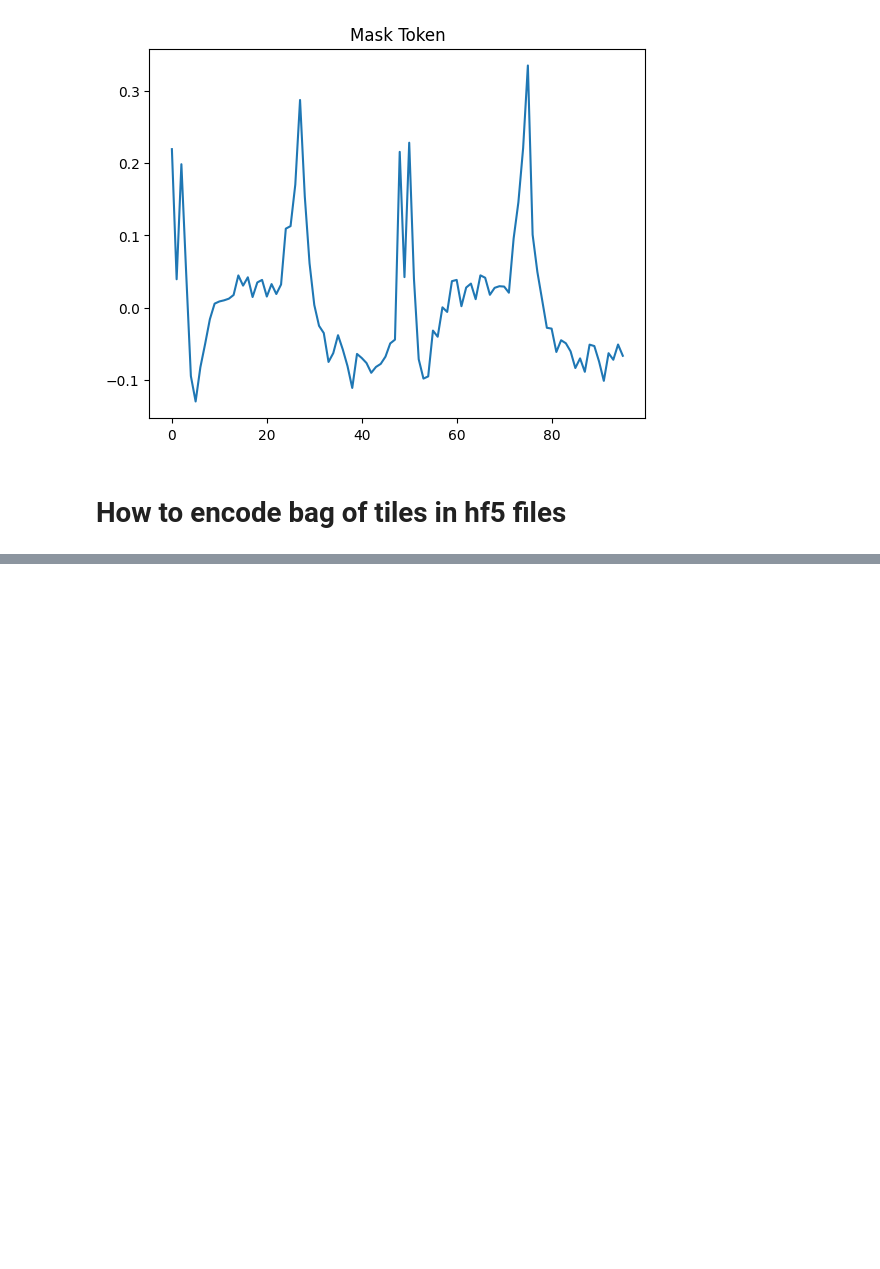
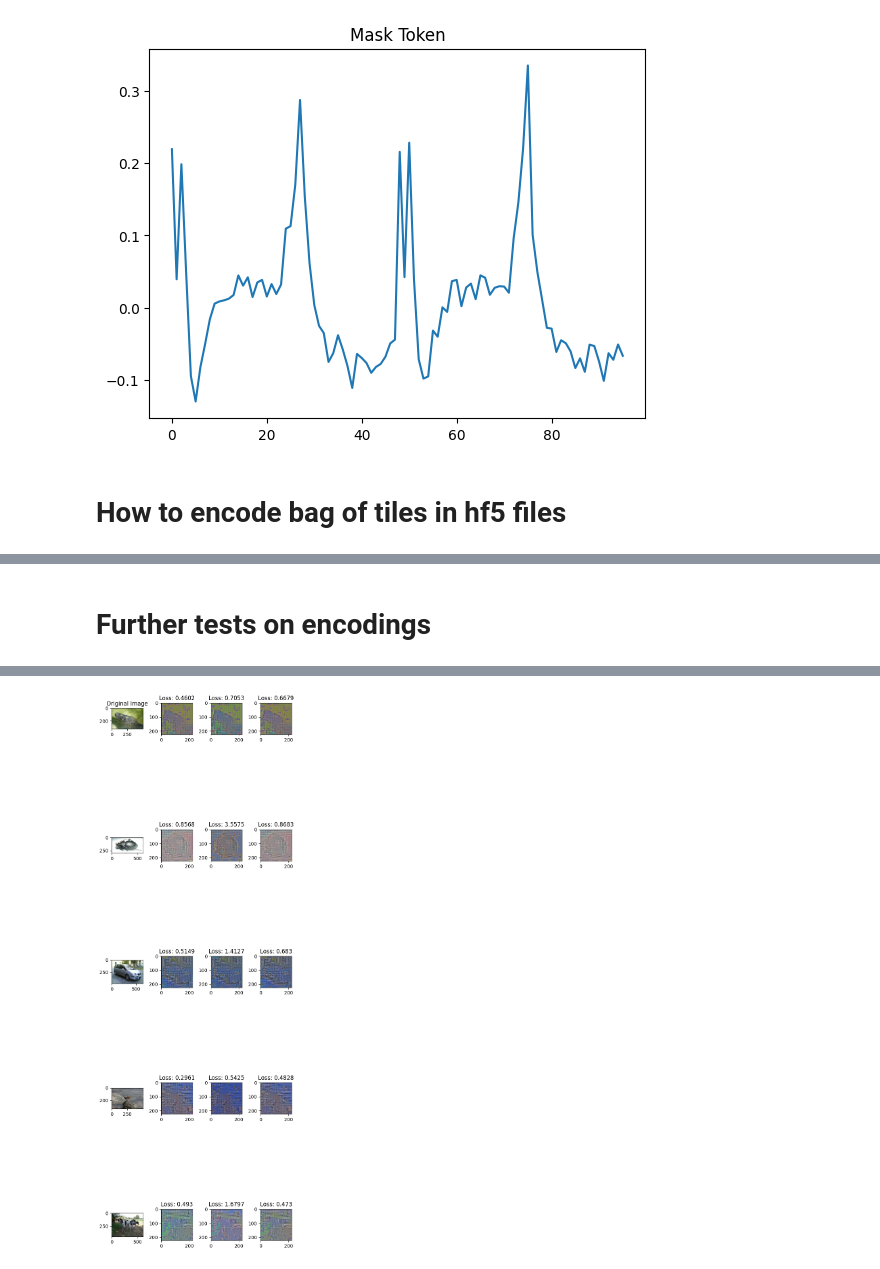
Before and after one commit to SeibelT/multimodal_survival_prediction, a Jupyter notebook: Encoding_Explained.ipynb, the cells around one changed output, grey strips where cells are left out. Saved outputs shown, nothing was run; the diff lists cells and outputs as text; code cells hidden in the pictures; blank space fills up the shorter version.

```diff
--- a/Encoding_Explained.ipynb
+++ b/Encoding_Explained.ipynb
@@ -860,0 +811,71 @@ LOCAL_RANK: 0 - CUDA_VISIBLE_DEVICES: [0,1]
+# %% [markdown]
+# Further tests on encodings
+# %%
+from models.Encoder_Models import SupViTSurv
+from PIL import Image
+import os
+import torch
+import pandas as pd
+from torchvision import transforms
+import matplotlib.pyplot as plt
+
+transform1 =  transforms.Compose([transforms.ToTensor(),
+                                 transforms.Resize((224,224),antialias=True),
+                                 transforms.Normalize(mean=(0.5,0.5,0.5),std=(0.5,0.5,0.5)),
+                                ]
+                               )
+
+transform2 =  transforms.Compose([transforms.ToTensor(),
+                                 transforms.Resize((224,224),antialias=True),
+                                 transforms.Normalize(mean=(0.485, 0.456, 0.406), std=(0.229, 0.224, 0.225)),
+                                ]
+                               )
+
+
+transform3 =  transforms.Compose([transforms.ToTensor(),
+                                 transforms.Resize((224,224),antialias=True),
+
+                                ]
+                               )
+
+
+
+f = "/nodes/bevog/work4/seibel/data/randI1K/imagenet-sample-images"
+imgfiles = os.listdir(f)
+
+ckpt_path =  "/nodes/bevog/work4/seibel/data/mae_tiny_400e.pth.tar" # for None -> random weights and masking = 1 -> output image should be ranodm noise
+model =  SupViTSurv(lr=0.01,nbins=4,alpha=0.1,ckpt_path=ckpt_path,ffcv=False,encode_gen=False)
+
+#seed
+noise = torch.rand(1, 14*14)  # noise in [0, 1]
+ids_shuffle = torch.argsort(noise, dim=1)
+
+mask_ratio=0.75
+n = 5
+fig, ax = plt.subplots(n,4,figsize=(6,n*4))
+ax[0,0].set_title(f"Original Image")
+ax[0,1].set_title(f"Pretrained IM1K,no gen")
+for i in range(n):
+    tp3 = os.path.join(f,imgfiles[i])
+    tile1 = transform1(Image.open(tp3)).unsqueeze(0) #x
+    batch1 = [tile1,torch.rand((1,0,192)),0]
+    m1_out,out_mean1,loss1,out_tensor1 = plotter(mod=model,batch=batch1,mask_ratio=mask_ratio,ids_shuffle=ids_shuffle)
+
+    tile2 = transform2(Image.open(tp3)).unsqueeze(0) #x
+    batch2 = [tile2,torch.rand((1,0,192)),0]
+    m2_out,out_mean2,loss2 ,out_tensor2 = plotter(mod=model,batch=batch2,mask_ratio=mask_ratio,ids_shuffle=ids_shuffle)
+
+    tile3 = transform3(Image.open(tp3)).unsqueeze(0) #x
+    batch3 = [tile3,torch.rand((1,0,192)),0]
+    m3_out,out_mean3,loss3, out_tensor3 = plotter(mod=model,batch=batch3,mask_ratio=mask_ratio,ids_shuffle=ids_shuffle)
+    ax[i,0].imshow(Image.open(tp3))
+    ax[i,1].imshow(m1_out)
+    ax[i,2].imshow(m2_out)
+    ax[i,3].imshow(m3_out)
+    ax[i,1].set_title(f"Loss: {round(loss1[0].item(),4)}")
+    ax[i,2].set_title(f"Loss: {round(loss2[0].item(),4)}")
+    ax[i,3].set_title(f"Loss: {round(loss3[0].item(),4)}")
+
+
+fig.tight_layout()
+# %% [output]
@@ -860,0 +899 @@ LOCAL_RANK: 0 - CUDA_VISIBLE_DEVICES: [0,1]
+[figure, added]
```
Also changed, not shown: parts of 11 cells of this notebook, 8 other files.
